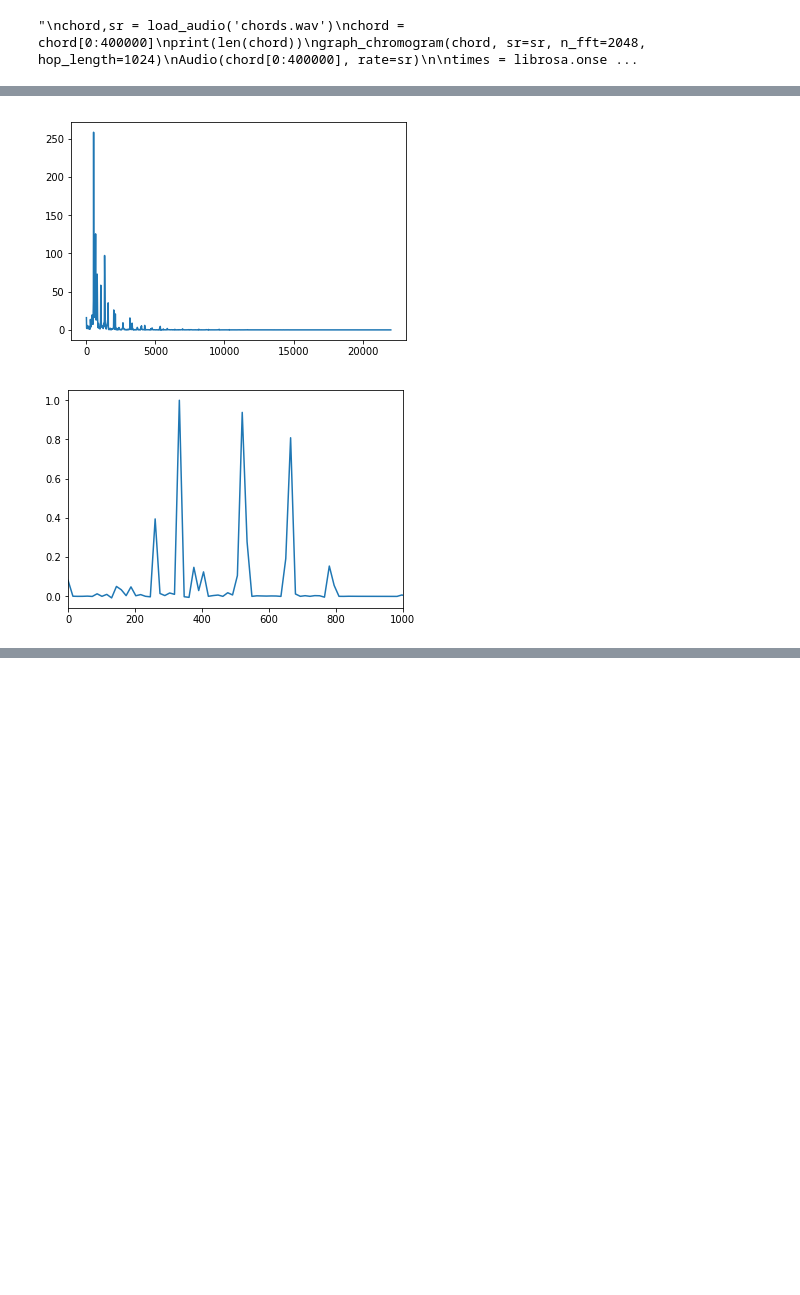
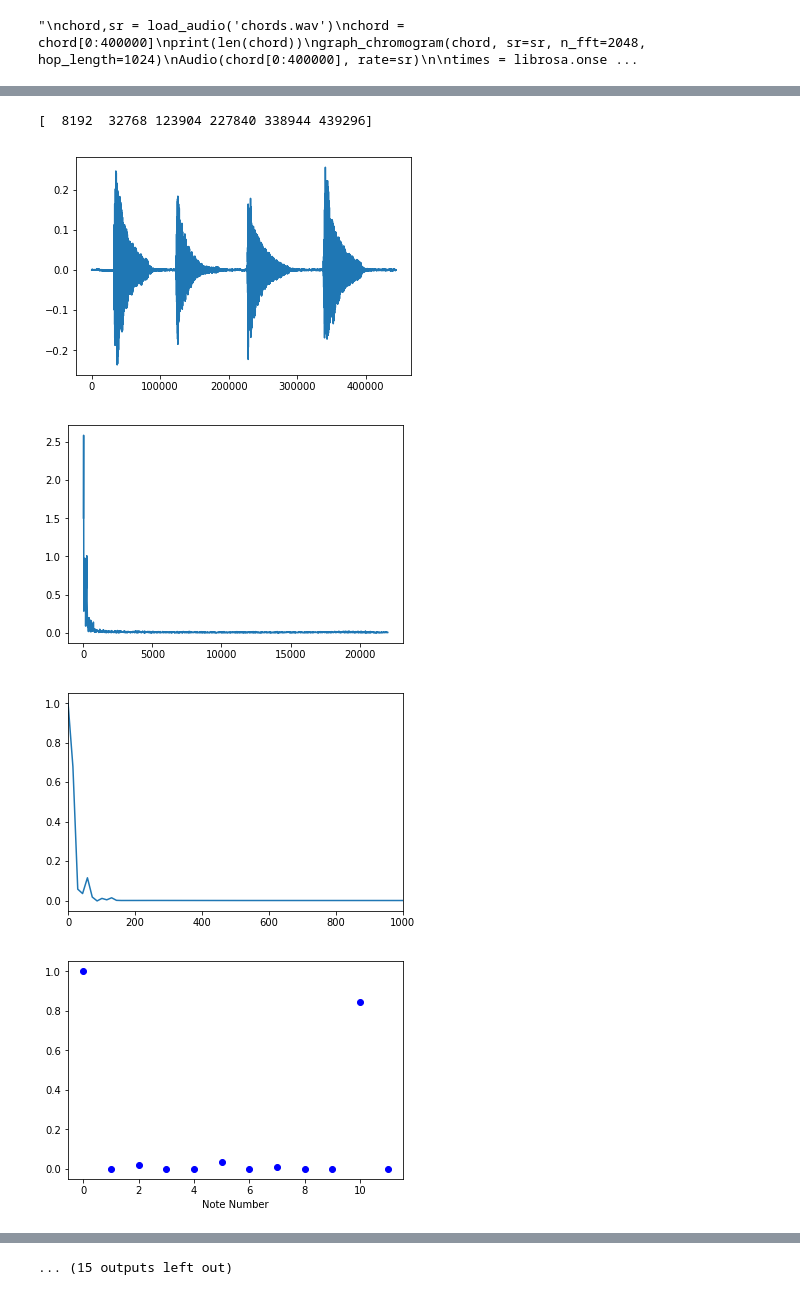
Before and after one commit to MichaelCuevas/automated-roman-numeral-analysis, a Jupyter notebook: chord_test.ipynb, the cells around one changed output, grey strips where cells are left out. Cells and saved outputs as stored; diff of their text form; code cells hidden in the pictures; blank space fills up the shorter version.

```diff
--- a/chord_test.ipynb
+++ b/chord_test.ipynb
@@ -257,10 +255,3 @@ def find_chroma_bin(freq):
     elif i>=11.0/12:
         bin = 11
     return bin
-
-v = chromagram(hps,'guitar')
-c = np.zeros(shape=(1,12))
-c[0,:] = np.array(v)
-label = knn(training_chord_set, training_chord_labels,c, 'cosine',1)
-label = str(int(label))
-print(chord_dictionary[label])
@@ -318,3 +291,19 @@ def knn(data_X, data_Y, query_X, dist_measure, k):
+# %%
+'''Krumhansl-Schmuckler Key Finding Algorithm'''
+def create_key_time_vector(chord_progression):
+    chords_vec = np.zeros(shape=(len(chord_progression),12))
+    for i in range(len(chord_progression)):
+        chords_vec[i,:] = chord_vectors[chord_progression[i]]
+    key_time_vector = np.sum(chords_vec,axis=0)
+    return key_time_vector
+
+def ks(kt_vector):
+    r_vector = np.zeros(24)
+    for i in range(ks_key_set.shape[0]):
+        r,p = sp.stats.pearsonr(ks_key_set[i,:],kt_vector)
+        r_vector[i] = r
+    key_index = np.argmax(r_vector)
+    return key_dictionary[str(key_index)]
 # %%
 #chord = sp.signal.windows.hann(len(chord)) * chord
 
@@ -636,12 +625,17 @@ CHORD AT SAMPLE NUMBER: 326145
 ['E_m_' 'B_o_' 'A_m_']
 "\nchord,sr = load_audio('chords.wav')\nchord = chord[0:400000]\nprint(len(chord))\ngraph_chromogram(chord, sr=sr, n_fft=2048, hop_length=1024)\nAudio(chord[0:400000], rate=sr)\n\ntimes = librosa.onse ...
 # %%
-path = './Audio/I-ii-V-i.wav'
+path = './Audio/I-IV-V-I.wav'
 sig_type = 'piano'
 chord, sr = load_audio(path)
 display(Audio(chord, rate=sr))
 
+plt.figure(100)
+plt.plot(chord)
+plt.plot([7680],[0])
+
 times = librosa.onset.onset_detect(y=chord, sr=sr, units='samples')
+print(times)
 
 chord_progression = np.zeros(shape=(len(times),12))
 counter = 0
@@ -667,32 +661,39 @@ for i in times:
     Nf = np.shape(hps)[0]
     indices = np.argsort(hps)
     if(sig_type == 'guitar'):
         indices = indices*((sr/16)/Nf)
     else:
         indices = indices*((sr/4)/Nf)
     length = np.shape(indices)[0]
     indexName = ''
     print("\nCHORD AT SAMPLE NUMBER: " + str(i+1) + "\n")
     for j in range(10):
         if(j == 0):
             indexName = "1st "
         if(j == 1):
             indexName = "2nd "
         if(j == 2):
             indexName = "3rd "
         else:
             indexName = str(j+1) + "th "
         print(indexName + "largest value: " + str(indices[length-1-j]) + "\n")
 
     counter = counter + 1
 
 labels = knn(training_chord_set, training_chord_labels,chord_progression, 'cosine',1)
 chord_names = [None] * len(labels)
 for i in range(len(labels)):
     chord_names[i] = chord_dictionary[str(int(labels[i]))]
 chord_names = np.array(chord_names)
 print(chord_names)
+key_time = create_key_time_vector(chord_names)
+print(key_time)
+key = ks(key_time)
+print('Key: ',key)
 # %% [output]
 [interactive output not drawn]
+[  8192  32768 123904 227840 338944 439296]
-[figure, old version]
+[figure, new version]
-[figure, old version]
+[figure, new version]
+[figure, added]
+[figure, added]
@@ -698,0 +738 @@ print(chord_names)
+... (15 outputs left out)
```
Also changed, not shown: parts of 5 cells of this notebook, 4 other files.
